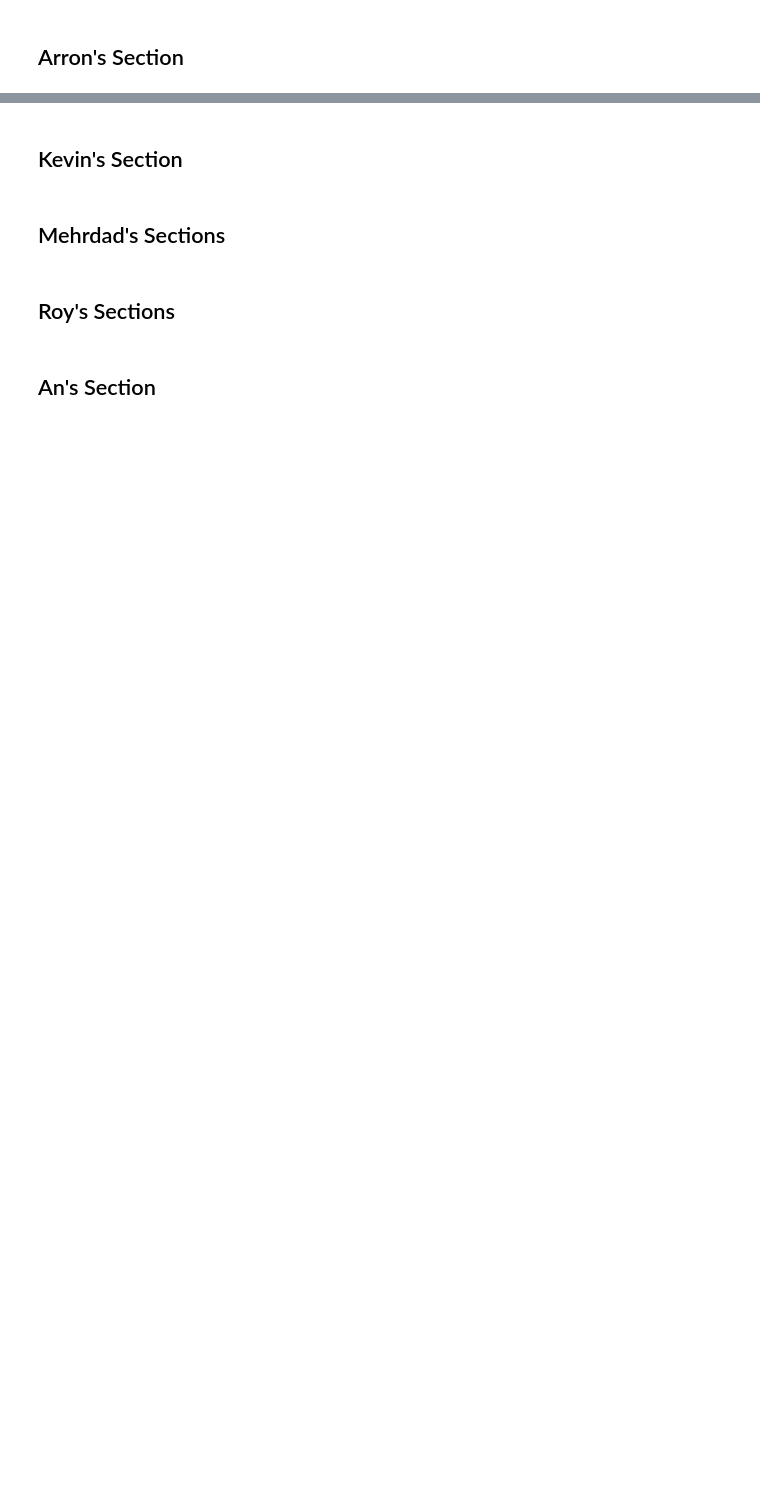
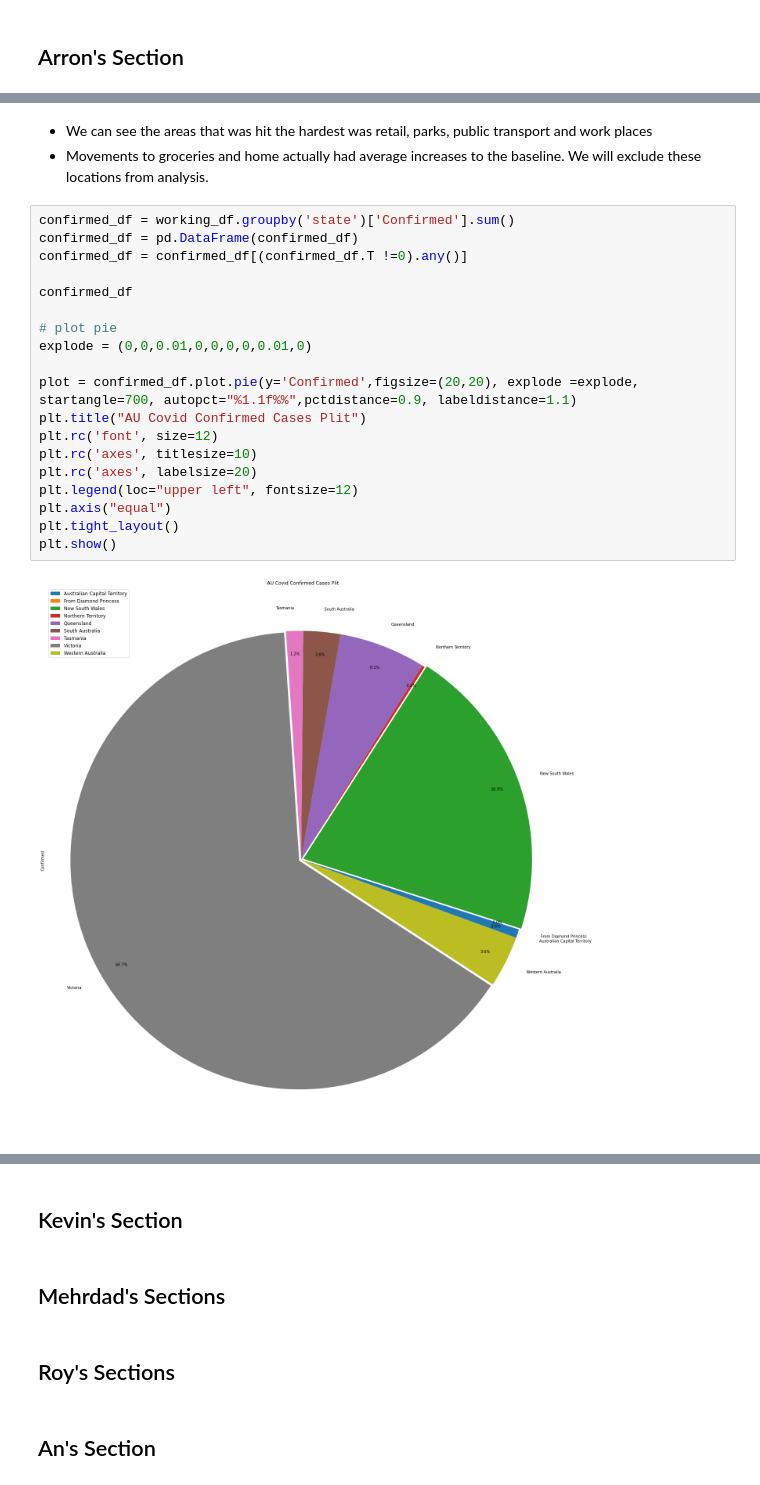
Before and after one commit to ArronxNguyen/Assignment_1, a Jupyter notebook: Mainscript_v0.1.ipynb, the cells around one changed output, grey strips where cells are left out. Cells and saved outputs as stored; diff of their text form; blank space fills up the shorter version.

```diff
--- a/Mainscript_v0.1.ipynb
+++ b/Mainscript_v0.1.ipynb
@@ -152,0 +247,24 @@ working_df.head()
+# %% [markdown]
+- We can see the areas that was hit the hardest was retail, parks, public transport and work places
+- Movements to groceries and home actually had average increases to the baseline. We will exclude these locations from analysis.
+# %%
+confirmed_df = working_df.groupby('state')['Confirmed'].sum()
+confirmed_df = pd.DataFrame(confirmed_df)
+confirmed_df = confirmed_df[(confirmed_df.T !=0).any()]
+
+confirmed_df
+
+# plot pie
+explode = (0,0,0.01,0,0,0,0,0.01,0)
+
+plot = confirmed_df.plot.pie(y='Confirmed',figsize=(20,20), explode =explode, startangle=700, autopct="%1.1f%%",pctdistance=0.9, labeldistance=1.1)
+plt.title("AU Covid Confirmed Cases Plit")
+plt.rc('font', size=12)
+plt.rc('axes', titlesize=10)
+plt.rc('axes', labelsize=20)
+plt.legend(loc="upper left", fontsize=12)
+plt.axis("equal")
+plt.tight_layout()
+plt.show()
+# %% [output]
+[figure, added]
```
Also changed, not shown: parts of 51 cells of this notebook, 2 other files.
